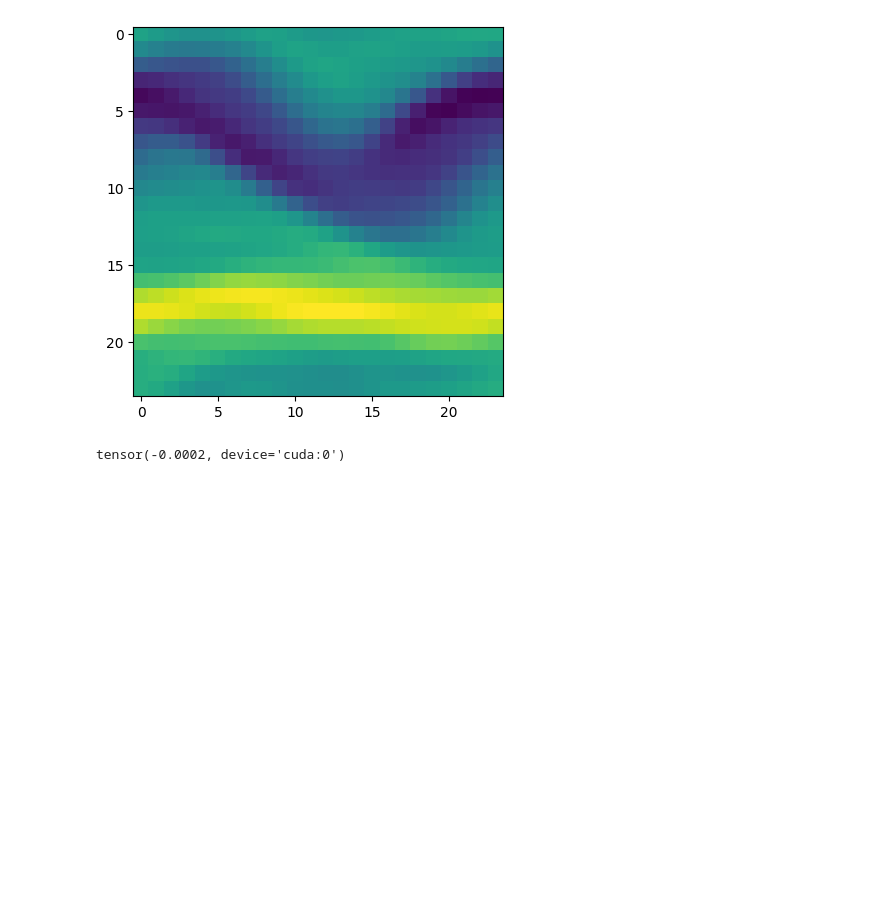
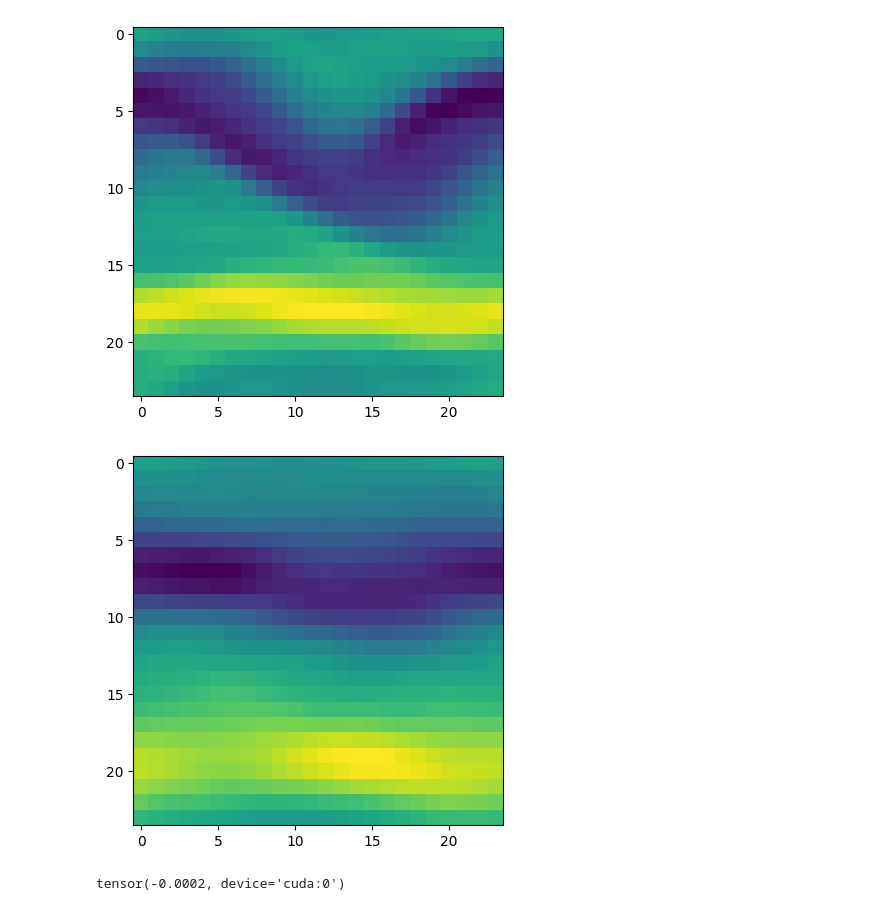
Before and after one commit to kz2wd/flow-diffuse, a Jupyter notebook: networks/mlp_1.ipynb, the cells around one changed output. Drawn from its saved outputs; the diff is of its cells as text; code cells hidden in the pictures; blank space fills up the shorter version.

```diff
--- a/networks/mlp_1.ipynb
+++ b/networks/mlp_1.ipynb
@@ -117,3 +117,6 @@ val_dl = DataLoader(val_ds, batch_size=batch_size, shuffle=False)
 
 lr = 1e-3
 opti = torch.optim.Adam(model.parameters(), lr=lr)
+# %%
+with torch.no_grad():
+    preds = model(val_dl.dataset.x)
@@ -167,6 +201,12 @@ plt.imshow(yc[0, :, 15, :])
 # %% [output]
 <matplotlib.image.AxesImage at 0x...>
 [figure]
+# %%
+import matplotlib.pyplot as plt
+plt.imshow(preds[100].detach().cpu().reshape(3, X, Y, Z)[0, :, 15, :])
+plt.show()
+# %% [output]
+[figure, added]
 # %%
 val_dl.dataset.y.mean()
 # %% [output]
```
Also changed, not shown: parts of 12 cells of this notebook, 4 other files.
